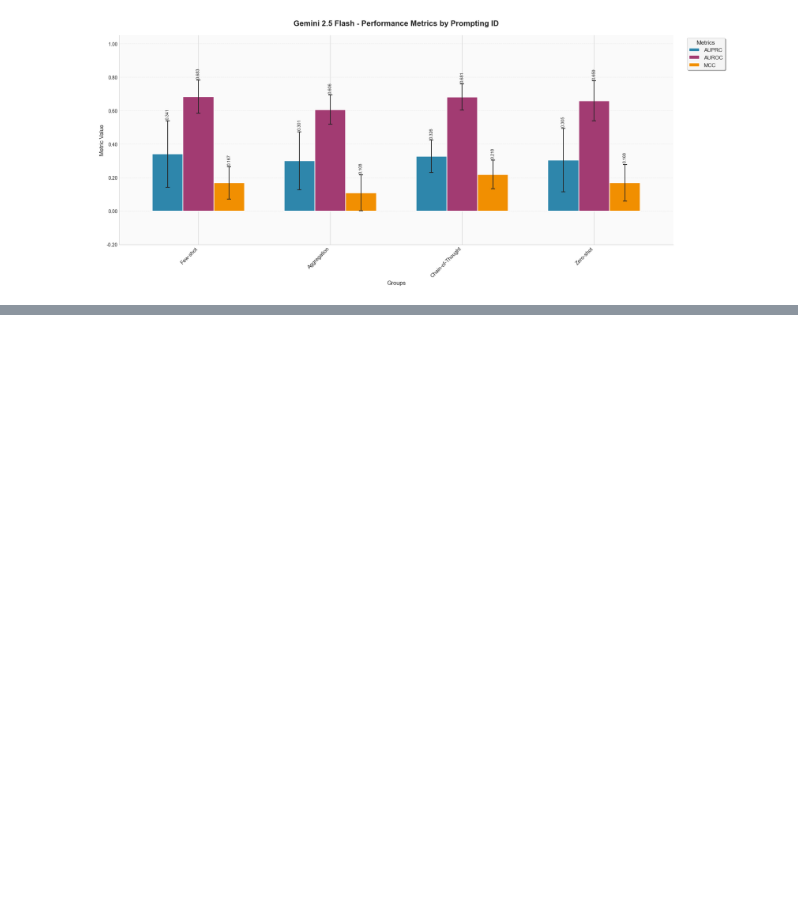
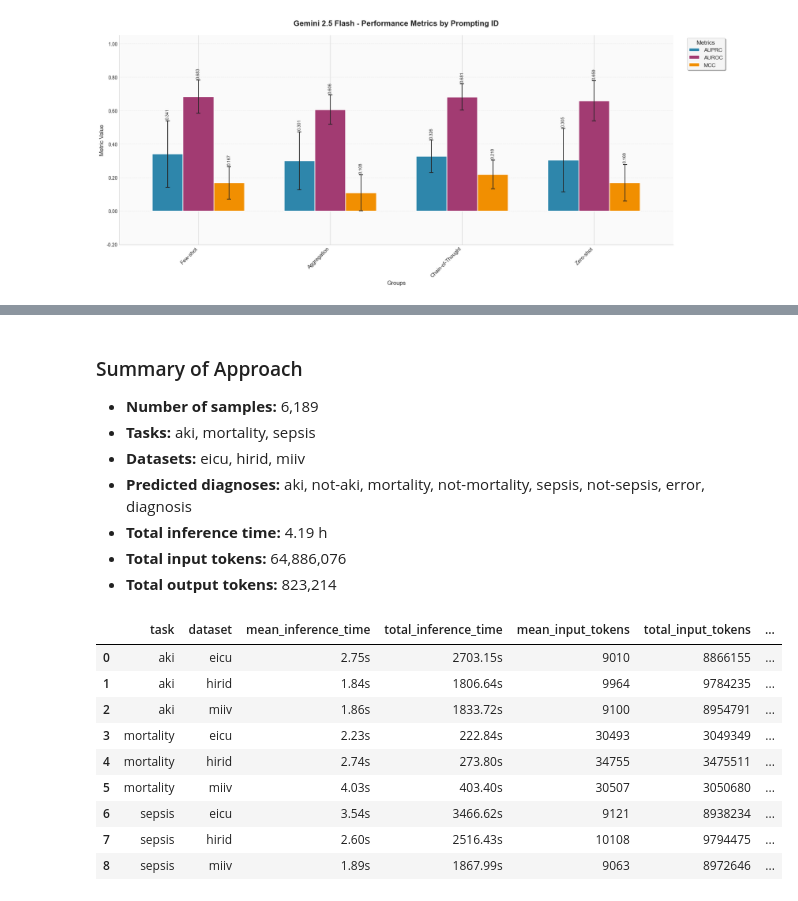
Before and after one commit to j4nberner/pulse, a Jupyter notebook: notebooks/analyze_gemini2p5.ipynb, the cells around one changed output, grey strips where cells are left out. Saved outputs shown, nothing was run; the diff lists cells and outputs as text; code cells hidden in the pictures; blank space fills up the shorter version.

Commit message:
nb updates print llm summary added

```diff
--- a/notebooks/analyze_gemini2p5.ipynb
+++ b/notebooks/analyze_gemini2p5.ipynb
@@ -10,6 +12,3 @@ from src.eval.llm_analyzer import LLMAnalyzer
 # %%
 base_output_dir = r"C:\Users\janbe\Documents\GitHub Repos\pulse\output_to_keep\results_benchmark\llms\gemini2p5flash"
 prompt_approaches = os.listdir(base_output_dir)
-# %%
-df_results = LLMAnalyzer.load_metrics_from_prompt_approaches(base_output_dir, prompt_approaches)
-df_results
@@ -34,6 +17,13 @@ df_results
 # %%
+df_results = LLMAnalyzer.load_metrics_from_prompt_approaches(
+    base_output_dir, prompt_approaches
+)
 LLMAnalyzer.plot_metrics(
+
+
     df_results, group=["prompting_id"], title_prefix="Gemini 2.5 Flash - "
+
+
 )
 # %% [output]
 [figure]
@@ -49,0 +42,8 @@ LLMAnalyzer.plot_metrics(
+# %%
+prompt_dropdown = widgets.Dropdown(
+    options=prompt_approaches,
+    value=prompt_approaches[0],
+    description='Prompt Approach:',
+    style={'description_width': 'initial'}
+)
+display(prompt_dropdown)
@@ -49,0 +52,8 @@ LLMAnalyzer.plot_metrics(
+# %%
+best_approach_path = os.path.join(
+    base_output_dir, prompt_dropdown.value
+)
+print(f"Loading metadata from: {best_approach_path}")
+print("======================================================")
+cat_files = LLMAnalyzer.categorize_files([best_approach_path], verbose=False)
+df_mdata = LLMAnalyzer.load_metadata(cat_files["metadata_files"])
@@ -49,0 +72,21 @@ LLMAnalyzer.plot_metrics(
+# %%
+LLMAnalyzer.print_approach_summary(df_mdata)
+# %% [output]
+Summary of Approach
+Number of samples: 6,189
+Tasks: aki, mortality, sepsis
+Datasets: eicu, hirid, miiv
+Predicted diagnoses: aki, not-aki, mortality, not-mortality, sepsis, not-sepsis, error, diagnosis
+Total inference time: 4.19 h
+Total input tokens: 64,886,076
+Total output tokens: 823,214
+|  | task | dataset | mean_inference_time | total_inference_time | mean_input_tokens | total_input_tokens | ... |
+| 0 | aki | eicu | 2.75s | 2703.15s | 9010 | 8866155 | ... |
+| 1 | aki | hirid | 1.84s | 1806.64s | 9964 | 9784235 | ... |
+| 2 | aki | miiv | 1.86s | 1833.72s | 9100 | 8954791 | ... |
+| 3 | mortality | eicu | 2.23s | 222.84s | 30493 | 3049349 | ... |
+| 4 | mortality | hirid | 2.74s | 273.80s | 34755 | 3475511 | ... |
+| 5 | mortality | miiv | 4.03s | 403.40s | 30507 | 3050680 | ... |
+| 6 | sepsis | eicu | 3.54s | 3466.62s | 9121 | 8938234 | ... |
+| 7 | sepsis | hirid | 2.60s | 2516.43s | 10108 | 9794475 | ... |
+| 8 | sepsis | miiv | 1.89s | 1867.99s | 9063 | 8972646 | ... |
```
Also changed, not shown: parts of 9 cells of this notebook, 4 other files.
